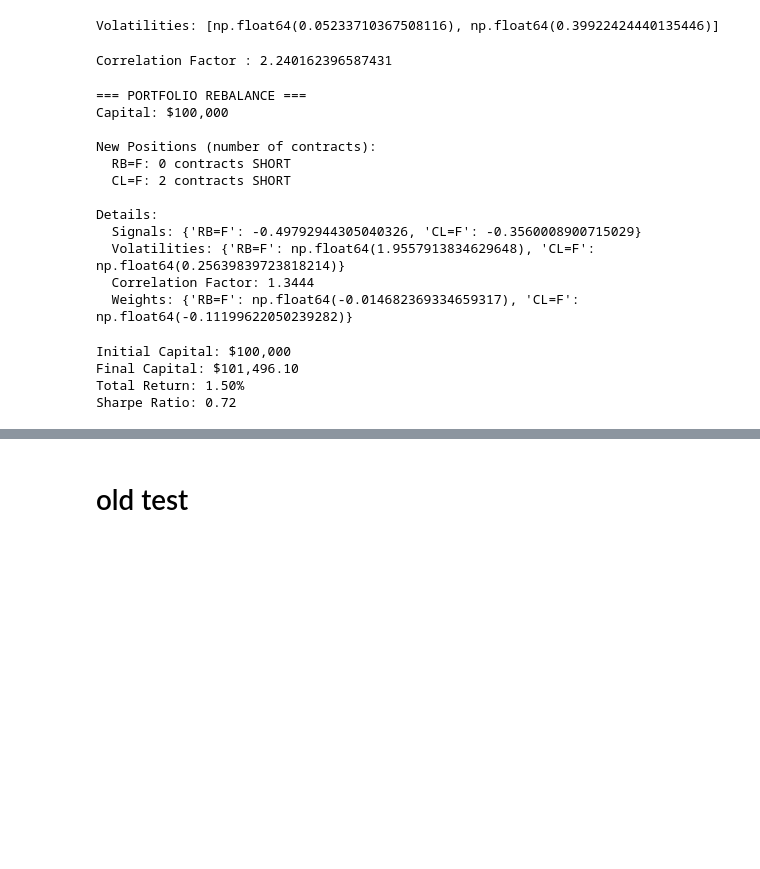
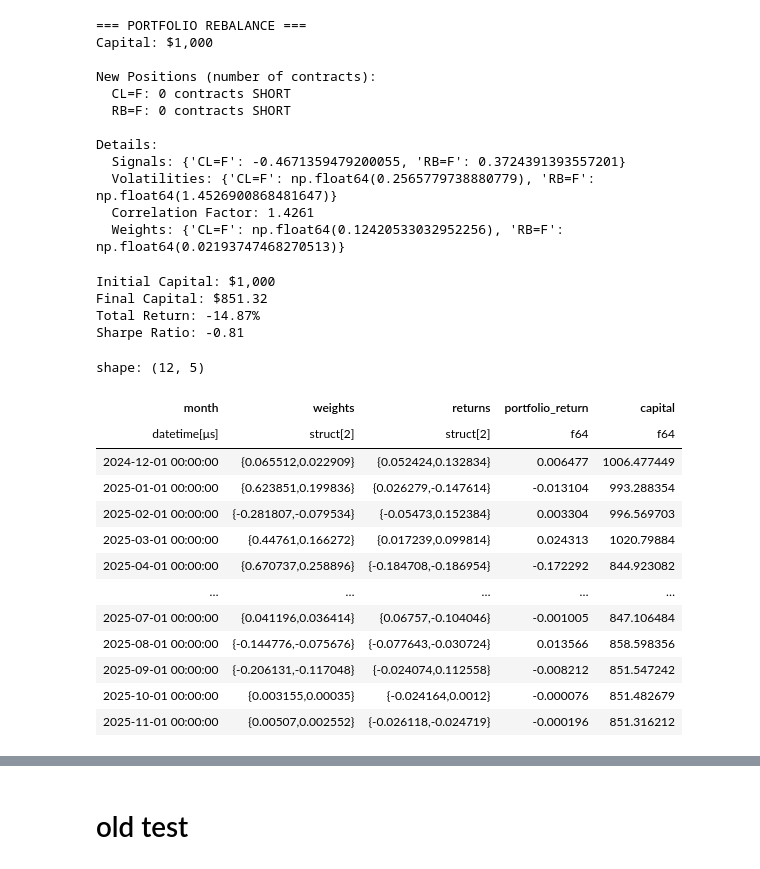
Before and after one commit to MiletoCarmelo/QuanTa, a Jupyter notebook: notebooks/momentum_strategy.ipynb, the cells around one changed output, grey strips where cells are left out. Drawn from its saved outputs; the diff is of its cells as text; code cells hidden in the pictures; blank space fills up the shorter version.

```diff
--- a/notebooks/momentum_strategy.ipynb
+++ b/notebooks/momentum_strategy.ipynb
@@ -356,6 +292,9 @@ def get_y_z_volatility(
             '1h' for hourly, '1d' for daily, etc.
         """
         results = []
+
+        # order symbols
+        available_symbols = sorted(available_symbols)
 
         # Determine annualization factor based on frequency
         annualization_factors = {
@@ -428,13 +367,6 @@ def get_y_z_volatility(
             results.append(sigma_yz * annualization)  # <--- FIX ICI
 
         return results
-
-
-# Usage
-vols = get_y_z_volatility(df, ['CL=F', 'RB=F'], data_frequency="1d")
-print(f"Volatilities: {vols}")
-# %% [output]
-Volatilities: [np.float64(0.05233710367508116), np.float64(0.39922424440135446)]
 # %%
 import polars as pl
 import numpy as np
@@ -444,16 +376,19 @@ def get_correlation_factor(
     history: pl.DataFrame,
     trade_signals: dict,
     available_symbols: list,
-    three_months: int = 90
+    window: int = 90
 ):
     """
     Calculate Correlation Factor - VERSION CORRIGÉE
     """
     dtcol = "datetime" if "datetime" in history.columns else "timestamp"
-    lookback_date = history[dtcol].max() - timedelta(days=three_months)
+    lookback_date = history[dtcol].max() - timedelta(days=window)
 
     # Collecte returns avec dates communes
     all_returns = []
+
+    # sort available_symbols
+    available_symbols = sorted(available_symbols)
 
     for symbol in available_symbols:
         hist_sym = history.filter(
@@ -518,22 +453,13 @@ def get_correlation_factor(
     cf = np.sqrt(n_assets / (1 + (n_assets - 1) * rho_bar))
 
     return cf
-cf = get_correlation_factor(
-    df,
-    trade_signals={'RB=F': -1, 'CL=F': 1},
-    available_symbols=["CL=F", "RB=F"],
-    three_months=90
-)
-print("Correlation Factor :", cf)
-# %% [output]
-Correlation Factor : 2.240162396587431
 # %%
 def rebalance_portfolio_correct(
         history: pl.DataFrame,
         current_positions: dict,
         portfolio_target_sigma: float = 0.12,
         capital: float = 100000,
-        three_months: int = 90,
+        window: int = 90,
         data_frequency: str = None  # Auto-detect si None
     ):
         """
@@ -562,7 +488,7 @@ def rebalance_portfolio_correct(
                 data_frequency = "1d"
 
 
-        available_symbols = history['symbol'].unique().to_list()
+        available_symbols = sorted(history['symbol'].unique().to_list())
 
         if len(available_symbols) == 0:
             return current_positions
@@ -570,7 +496,7 @@ def rebalance_portfolio_correct(
         # 1-3. Same as before
         trade_signals = get_trading_signal(history)
         volatility = get_y_z_volatility(history, available_symbols, data_frequency=data_frequency)
-        c_f_rho_bar = get_correlation_factor(history, trade_signals, available_symbols, three_months=three_months)
+        c_f_rho_bar = get_correlation_factor(history, trade_signals, available_symbols, window=window)
 
         # 4. Calculate weights
         n_assets = len(available_symbols)
@@ -628,12 +554,13 @@ new_positions, details = rebalance_portfolio_correct(
     history=df,
     current_positions={},
     portfolio_target_sigma=0.12,
-    capital=1000000
+    capital=initial,
+    window=window_days,
 )
 
 
 print("\n=== PORTFOLIO REBALANCE ===")
-print(f"Capital: ${100000:,.0f}")
+print(f"Capital: ${1000:,.0f}")
 print(f"\nNew Positions (number of contracts):")
 for symbol, contracts in new_positions.items():
     direction = "LONG" if contracts > 0 else "SHORT"
@@ -646,17 +573,17 @@ print(f"  Correlation Factor: {details['correlation_factor']:.4f}")
 print(f"  Weights: {details['weights']}")
 # %% [output]
 === PORTFOLIO REBALANCE ===
-Capital: $100,000
+Capital: $1,000
 
 New Positions (number of contracts):
+  CL=F: 0 contracts SHORT
   RB=F: 0 contracts SHORT
-  CL=F: 2 contracts SHORT
 
 Details:
-  Signals: {'RB=F': -0.49792944305040326, 'CL=F': -0.3560008900715029}
-  Volatilities: {'RB=F': np.float64(1.9557913834629648), 'CL=F': np.float64(0.25639839723818214)}
-  Correlation Factor: 1.3444
-  Weights: {'RB=F': np.float64(-0.014682369334659317), 'CL=F': np.float64(-0.11199622050239282)}
+  Signals: {'CL=F': -0.4671359479200055, 'RB=F': 0.3724391393557201}
+  Volatilities: {'CL=F': np.float64(0.2565779738880779), 'RB=F': np.float64(1.4526900868481647)}
+  Correlation Factor: 1.4261
+  Weights: {'CL=F': np.float64(0.12420533032952256), 'RB=F': np.float64(0.02193747468270513)}
 # %%
 def backtest_baltas_kosowski_fractional(
         history: pl.DataFrame,
@@ -727,32 +655,46 @@ def backtest_baltas_kosowski_fractional(
 
         return pl.DataFrame(results)
 # %%
-initial = 100000
-
 # TESTE CETTE VERSION
 backtest_frac = backtest_baltas_kosowski_fractional(
     df,
     initial_capital=initial,
     portfolio_target_sigma=0.43
 )
 
 # Performance finale (CORRIGÉE)
 final = backtest_frac['capital'].tail(1)[0]
 total_return = (final - initial) / initial
 
 print(f"\nInitial Capital: ${initial:,.0f}")
 print(f"Final Capital: ${final:,.2f}")
 print(f"Total Return: {total_return:.2%}")
 
 # Calcule aussi le Sharpe
 monthly_returns = backtest_frac['portfolio_return']
 sharpe = (monthly_returns.mean() / monthly_returns.std()) * np.sqrt(12)
 print(f"Sharpe Ratio: {sharpe:.2f}")
+
+backtest_frac
 # %% [output]
-Initial Capital: $100,000
-Final Capital: $101,496.10
-Total Return: 1.50%
-Sharpe Ratio: 0.72
+Initial Capital: $1,000
+Final Capital: $851.32
+Total Return: -14.87%
+Sharpe Ratio: -0.81
+shape: (12, 5)
+| month | weights | returns | portfolio_return | capital |
+| datetime[μs] | struct[2] | struct[2] | f64 | f64 |
+| 2024-12-01 00:00:00 | {0.065512,0.022909} | {0.052424,0.132834} | 0.006477 | 1006.477449 |
+| 2025-01-01 00:00:00 | {0.623851,0.199836} | {0.026279,-0.147614} | -0.013104 | 993.288354 |
+| 2025-02-01 00:00:00 | {-0.281807,-0.079534} | {-0.05473,0.152384} | 0.003304 | 996.569703 |
+| 2025-03-01 00:00:00 | {0.44761,0.166272} | {0.017239,0.099814} | 0.024313 | 1020.79884 |
+| 2025-04-01 00:00:00 | {0.670737,0.258896} | {-0.184708,-0.186954} | -0.172292 | 844.923082 |
+| … | … | … | … | … |
+| 2025-07-01 00:00:00 | {0.041196,0.036414} | {0.06757,-0.104046} | -0.001005 | 847.106484 |
+| 2025-08-01 00:00:00 | {-0.144776,-0.075676} | {-0.077643,-0.030724} | 0.013566 | 858.598356 |
+| 2025-09-01 00:00:00 | {-0.206131,-0.117048} | {-0.024074,0.112558} | -0.008212 | 851.547242 |
+| 2025-10-01 00:00:00 | {0.003155,0.00035} | {-0.024164,0.0012} | -0.000076 | 851.482679 |
+| 2025-11-01 00:00:00 | {0.00507,0.002552} | {-0.026118,-0.024719} | -0.000196 | 851.316212 |
 # %%
 def create_trades_from_backtest(backtest_results: pl.DataFrame, symbol_to_plot: str = 'CL=F', initial_capital: float = 100000):
     """
```
Also changed, not shown: parts of 7 cells of this notebook.
